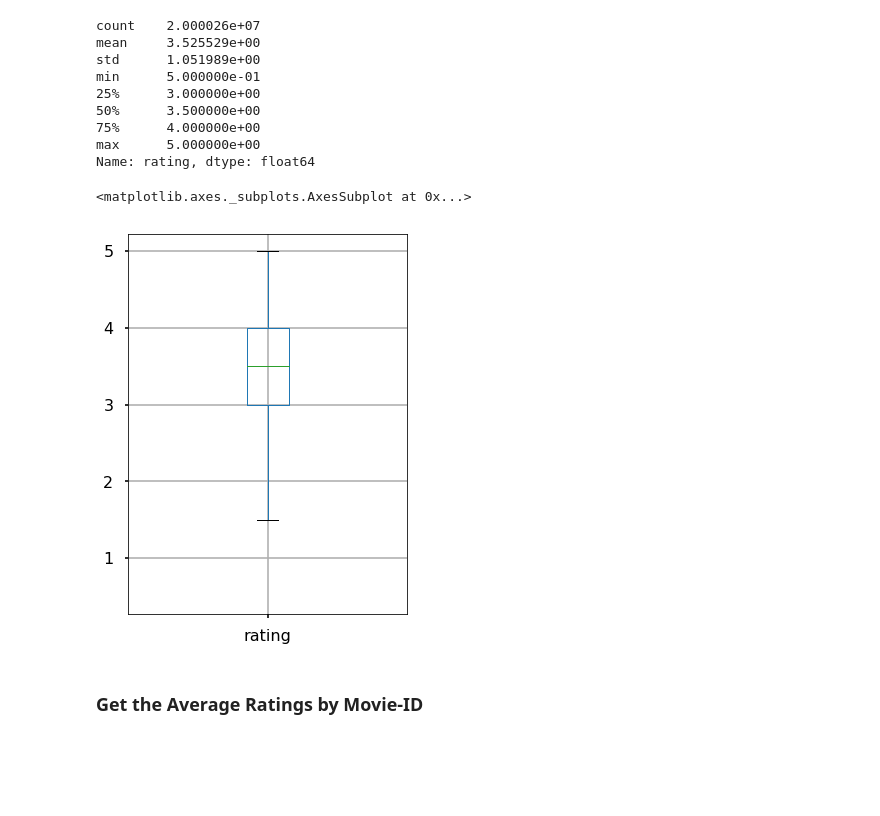
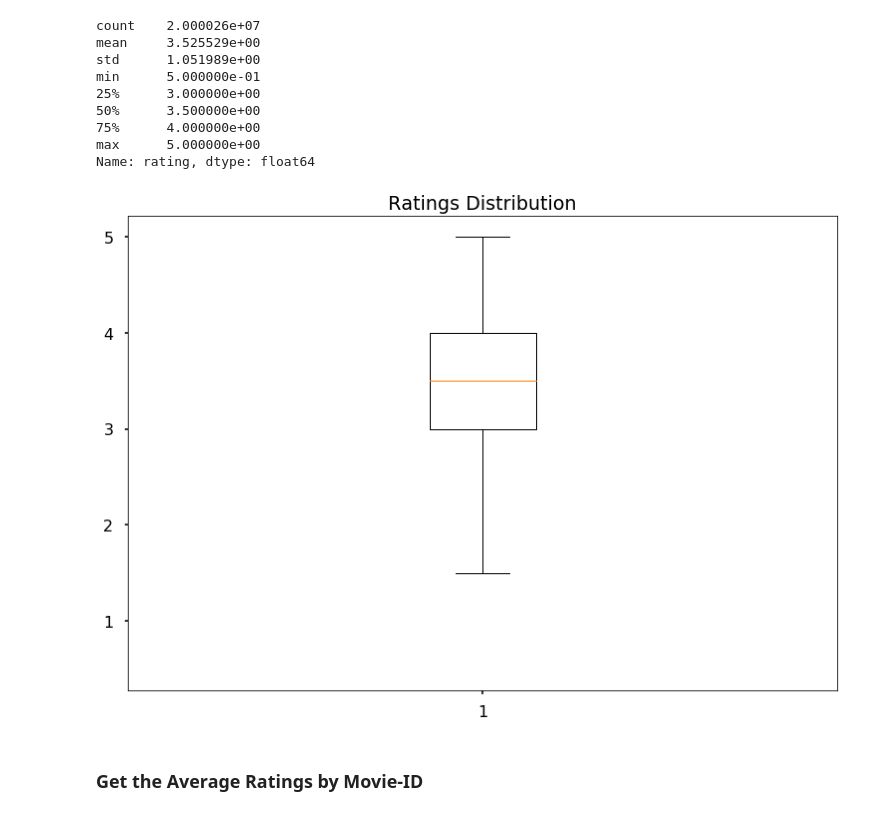
Before and after one commit to broepke/Jupyter, a Jupyter notebook: UCSanDiegoX/Week-6-MiniProject /Part 1 Mini Project.ipynb, the cells around one changed output. Cells and saved outputs as stored; diff of their text form; code cells hidden in the pictures; blank space fills up the shorter version.

```diff
--- a/UCSanDiegoX/Week-6-MiniProject /Part 1 Mini Project.ipynb
+++ b/UCSanDiegoX/Week-6-MiniProject /Part 1 Mini Project.ipynb
@@ -321,11 +326,16 @@ min      5.000000e-01
 75%      4.000000e+00
 max      5.000000e+00
 Name: rating, dtype: float64
-# %%
-ratings.boxplot(column='rating', figsize=(5,7))
-# %% [output]
-<matplotlib.axes._subplots.AxesSubplot at 0x...>
-[figure, removed]
+# %%
+# notched plot
+plt.figure()
+plt.boxplot(ratings['rating'])
+
+plt.title('Ratings Distribution')
+
+plt.show()
+# %% [output]
+[figure, added]
 # %% [markdown]
 ### Get the Average Ratings by Movie-ID
 # %%
```
Also changed, not shown: parts of 4 cells of this notebook, 3 other files.
